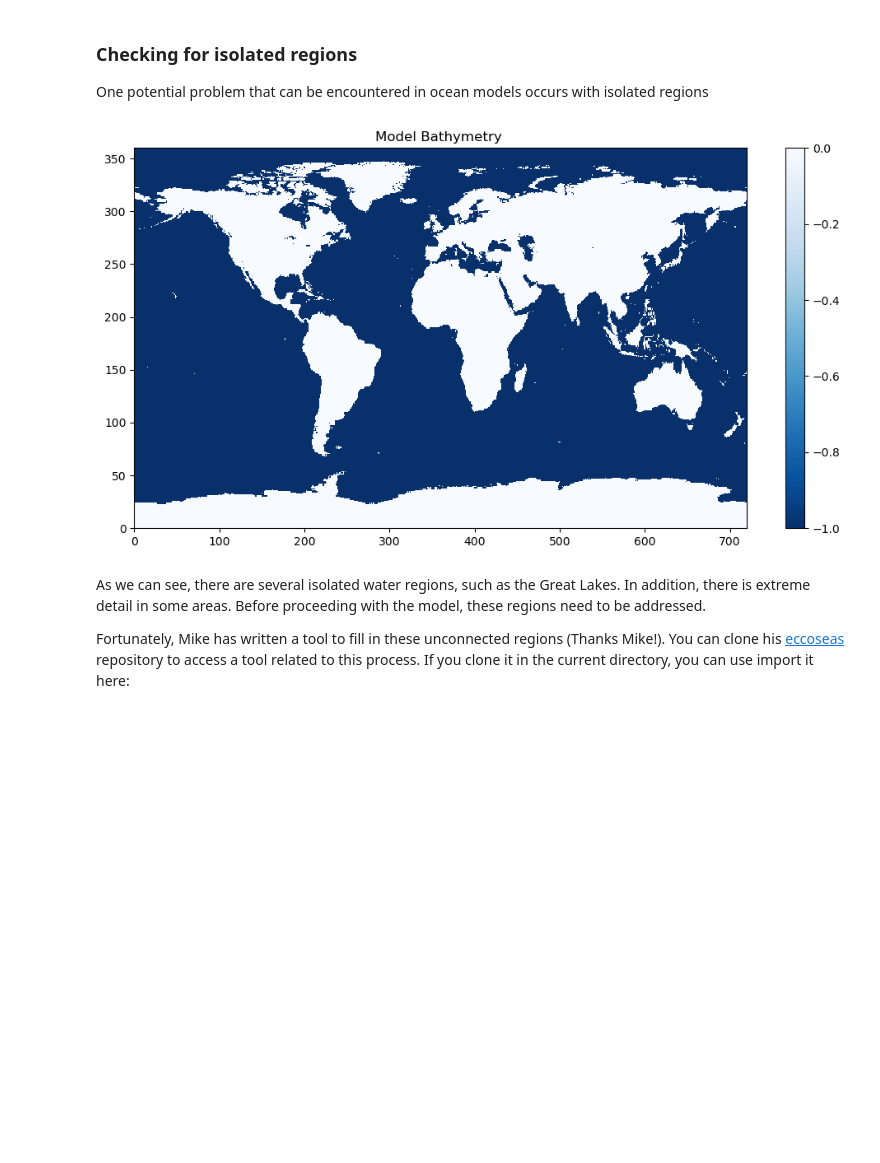
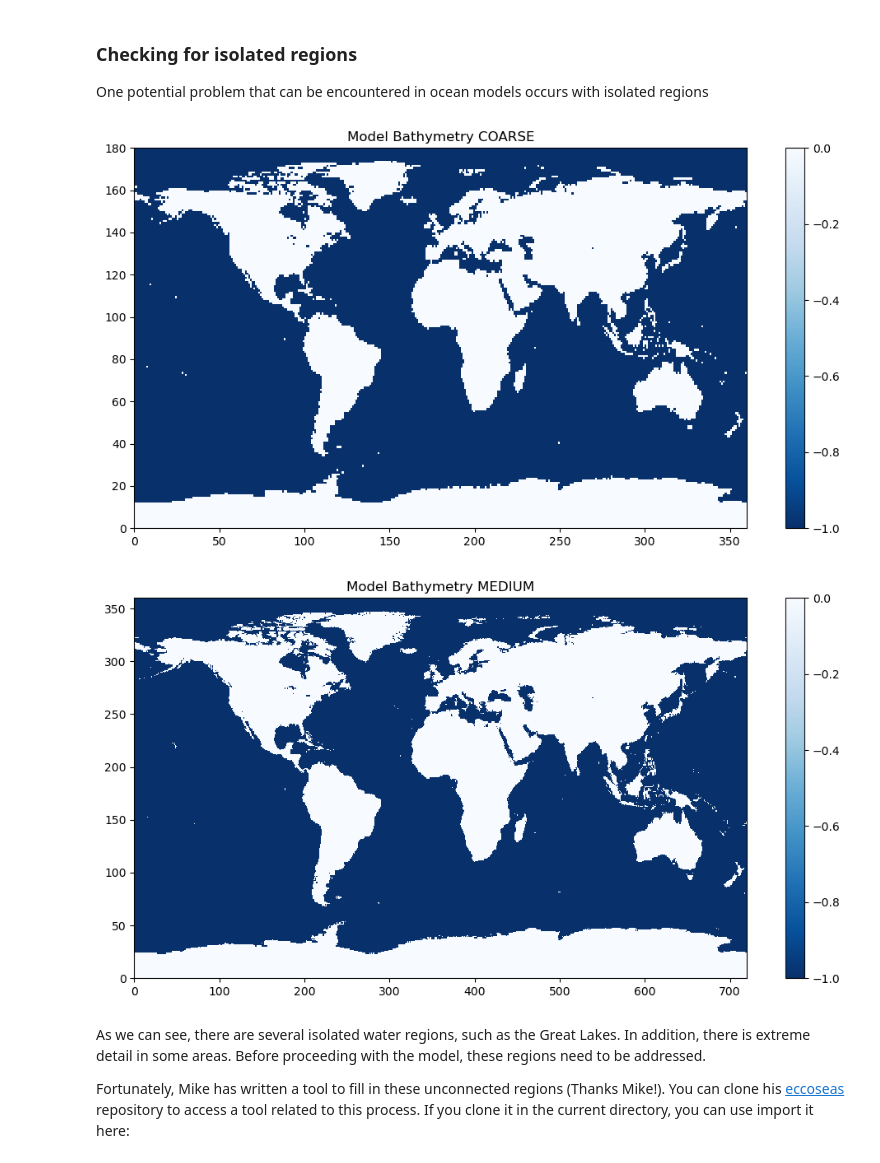
Before and after one commit to tparker1/cs185c_fall2024, a Jupyter notebook: Project/notebooks/9-2 Creating Bathymetry.ipynb, the cells around one changed output. Saved outputs shown, nothing was run; the diff lists cells and outputs as text; code cells hidden in the pictures; blank space fills up the shorter version.

```diff
--- a/Project/notebooks/9-2 Creating Bathymetry.ipynb
+++ b/Project/notebooks/9-2 Creating Bathymetry.ipynb
@@ -50,4 +64,9 @@ Double check shape: (720,) (360,)
 Number of grid cells: 259200
 # %%
 # interpolate the gebco data onto the model grid
-Model_bathy = griddata(np.column_stack([Globe_Lon.ravel(),Globe_Lat.ravel()]), Globe_bathy.ravel(), (XC, YC), method='nearest')
+Model_bathy_coarse = griddata(np.column_stack([Globe_Lon.ravel(),Globe_Lat.ravel()]), Globe_bathy.ravel(), (XC_coarse, YC_coarse), method='nearest')
+Model_bathy_medium = griddata(np.column_stack([Globe_Lon.ravel(),Globe_Lat.ravel()]), Globe_bathy.ravel(), (XC_medium, YC_medium), method='nearest')
+
+# set points on land to 0
+Model_bathy_coarse[Model_bathy_coarse>0] = 0
+Model_bathy_medium[Model_bathy_medium>0] = 0
@@ -81,14 +104,22 @@ plt.close()
 One potential problem that can be encountered in ocean models occurs with isolated regions
 # %%
 plt.figure(figsize=(12,6))
+C = plt.pcolormesh(Model_bathy_coarse, vmin=-1, vmax=0, cmap='Blues_r')
+plt.colorbar(C)
+plt.title('Model Bathymetry COARSE')
+plt.show()
+plt.close()
 
-C = plt.pcolormesh(Model_bathy, vmin=-1, vmax=0, cmap='Blues_r')
+
+plt.figure(figsize=(12,6))
+C = plt.pcolormesh(Model_bathy_medium, vmin=-1, vmax=0, cmap='Blues_r')
 plt.colorbar(C)
-plt.title('Model Bathymetry ')
-
+plt.title('Model Bathymetry MEDIUM')
 plt.show()
+plt.close()
 # %% [output]
-[figure, old version]
+[figure, new version]
+[figure, added]
 # %% [markdown]
 As we can see, there are several isolated water regions, such as the Great Lakes. In addition, there is extreme detail in some areas. Before proceeding with the model, these regions need to be addressed.
 
```
Also changed, not shown: parts of 26 cells of this notebook.
